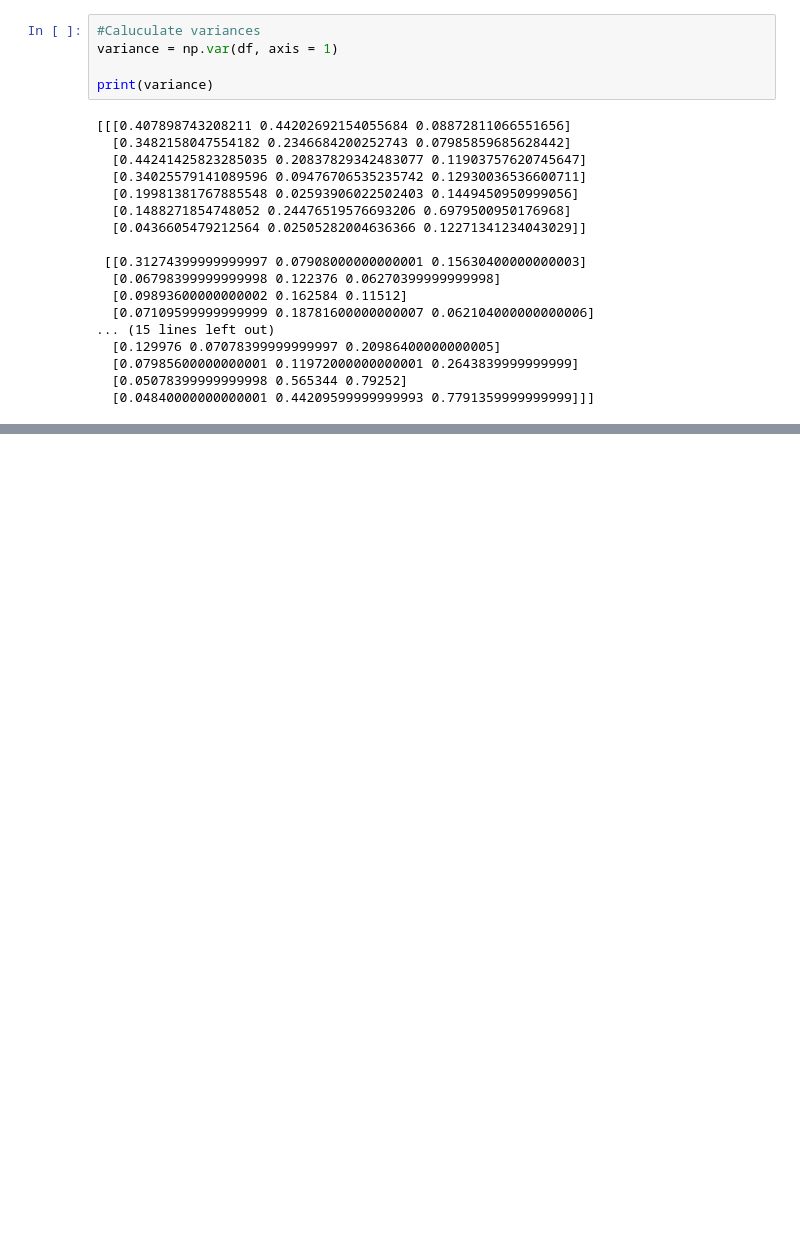
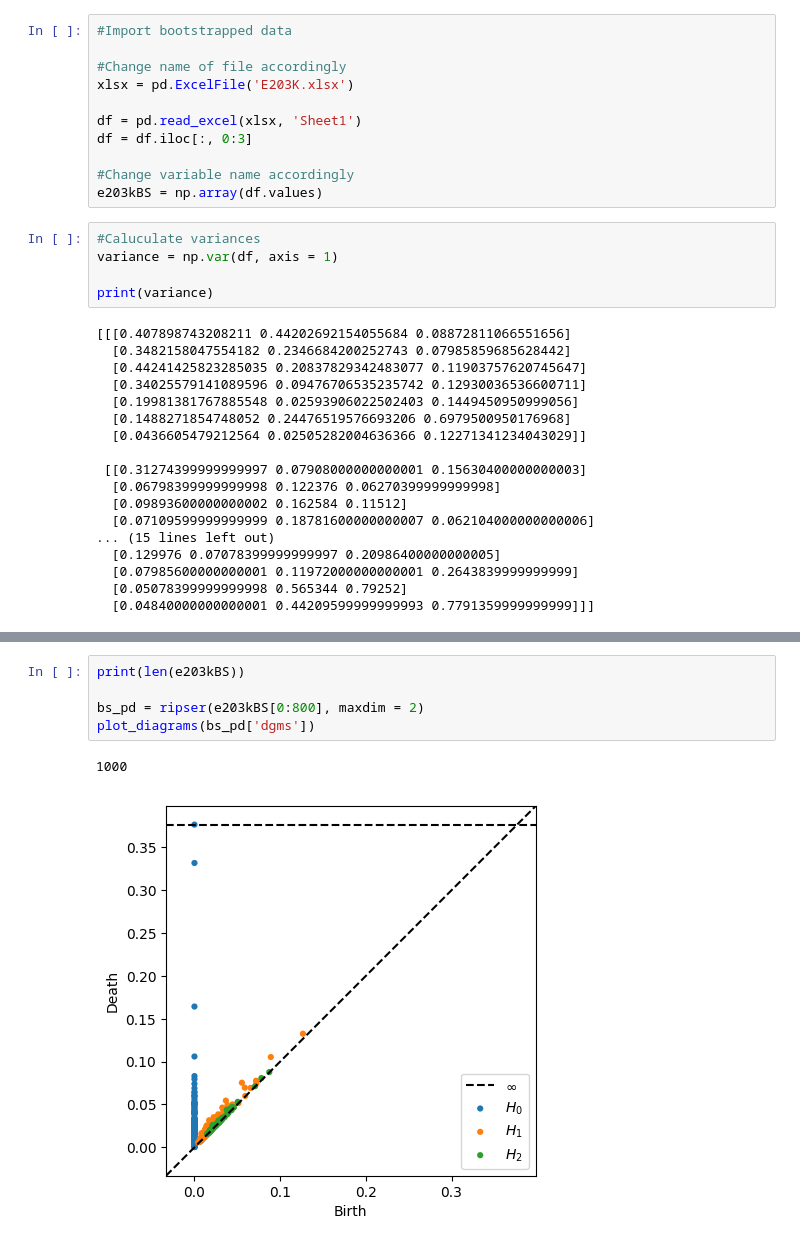
Before and after one commit to lewis-m/erk-kinetics-tda, a Jupyter notebook: PyStanTest.ipynb, the cells around one changed output, grey strips where cells are left out. Saved outputs shown, nothing was run; the diff lists cells and outputs as text; blank space fills up the shorter version.

```diff
--- a/PyStanTest.ipynb
+++ b/PyStanTest.ipynb
@@ -74,6 +95,17 @@ e203k = np.array([t1.values, t2.values, t3.values, t4.values, t5.values])
 
 #put all data into one data frame
 df = np.array([wild_type, y130c, f53s, e203k])
+# %%
+#Import bootstrapped data
+
+#Change name of file accordingly
+xlsx = pd.ExcelFile('E203K.xlsx')
+
+df = pd.read_excel(xlsx, 'Sheet1')
+df = df.iloc[:, 0:3]
+
+#Change variable name accordingly
+e203kBS = np.array(df.values)
 # %%
 #Caluculate variances
 variance = np.var(df, axis = 1)
@@ -183,0 +250,8 @@ len(posterior['P1'])
+# %%
+print(len(e203kBS))
+
+bs_pd = ripser(e203kBS[0:800], maxdim = 2)
+plot_diagrams(bs_pd['dgms'])
+# %% [output]
+1000
+[figure, added]
```
Also changed, not shown: parts of 9 cells of this notebook.
